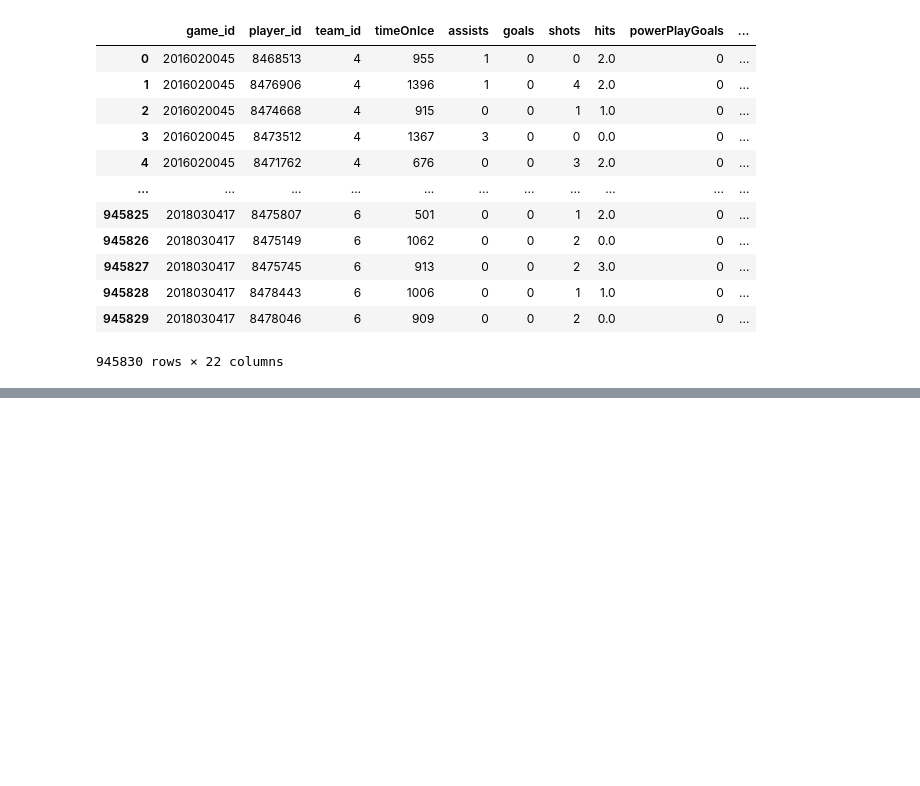
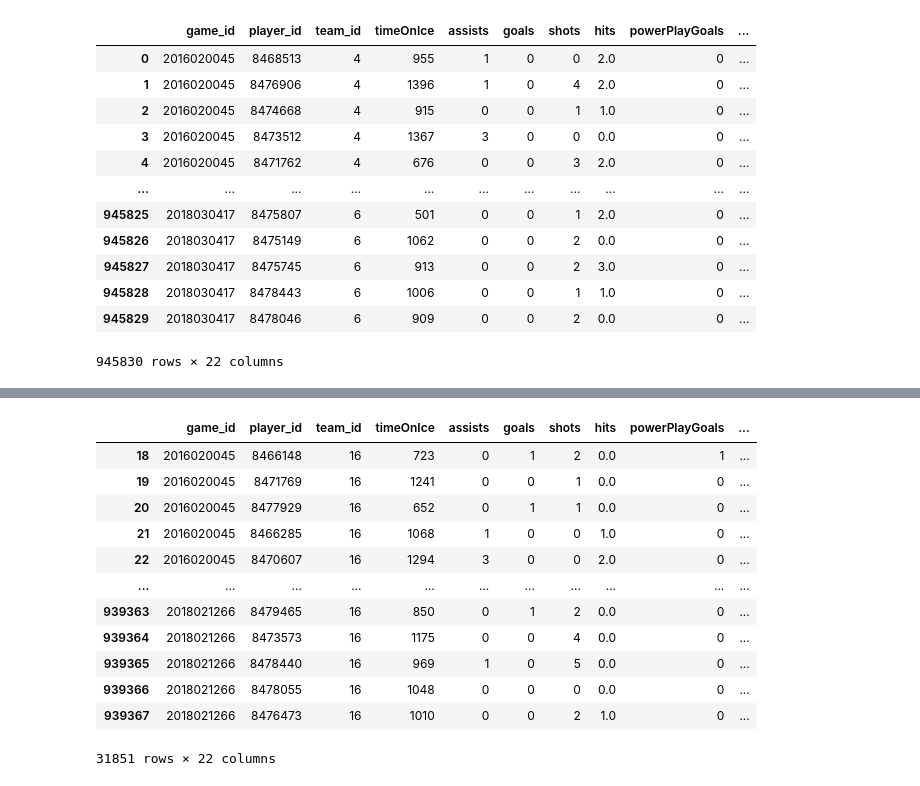
Before and after one commit to BrianMcLane/Project_Hockey, a Jupyter notebook: data_cleaning.ipynb, the cells around one changed output, grey strips where cells are left out. Cells and saved outputs as stored; diff of their text form; code cells hidden in the pictures; blank space fills up the shorter version.

```diff
--- a/data_cleaning.ipynb
+++ b/data_cleaning.ipynb
@@ -59,0 +81,17 @@ game_goals_df.dropna()
+# %%
+game_skater_stats_df = game_skater_stats_df.loc[game_skater_stats_df['team_id'] == 16]
+game_skater_stats_df
+# %% [output]
+|  | game_id | player_id | team_id | timeOnIce | assists | goals | shots | hits | powerPlayGoals | ... |
+| 18 | 2016020045 | 8466148 | 16 | 723 | 0 | 1 | 2 | 0.0 | 1 | ... |
+| 19 | 2016020045 | 8471769 | 16 | 1241 | 0 | 0 | 1 | 0.0 | 0 | ... |
+| 20 | 2016020045 | 8477929 | 16 | 652 | 0 | 1 | 1 | 0.0 | 0 | ... |
+| 21 | 2016020045 | 8466285 | 16 | 1068 | 1 | 0 | 0 | 1.0 | 0 | ... |
+| 22 | 2016020045 | 8470607 | 16 | 1294 | 3 | 0 | 0 | 2.0 | 0 | ... |
+| ... | ... | ... | ... | ... | ... | ... | ... | ... | ... | ... |
+| 939363 | 2018021266 | 8479465 | 16 | 850 | 0 | 1 | 2 | 0.0 | 0 | ... |
+| 939364 | 2018021266 | 8473573 | 16 | 1175 | 0 | 0 | 4 | 0.0 | 0 | ... |
+| 939365 | 2018021266 | 8478440 | 16 | 969 | 1 | 0 | 5 | 0.0 | 0 | ... |
+| 939366 | 2018021266 | 8478055 | 16 | 1048 | 0 | 0 | 0 | 0.0 | 0 | ... |
+| 939367 | 2018021266 | 8476473 | 16 | 1010 | 0 | 0 | 2 | 1.0 | 0 | ... |
+31851 rows × 22 columns
```
Also changed, not shown: parts of 12 cells of this notebook.
